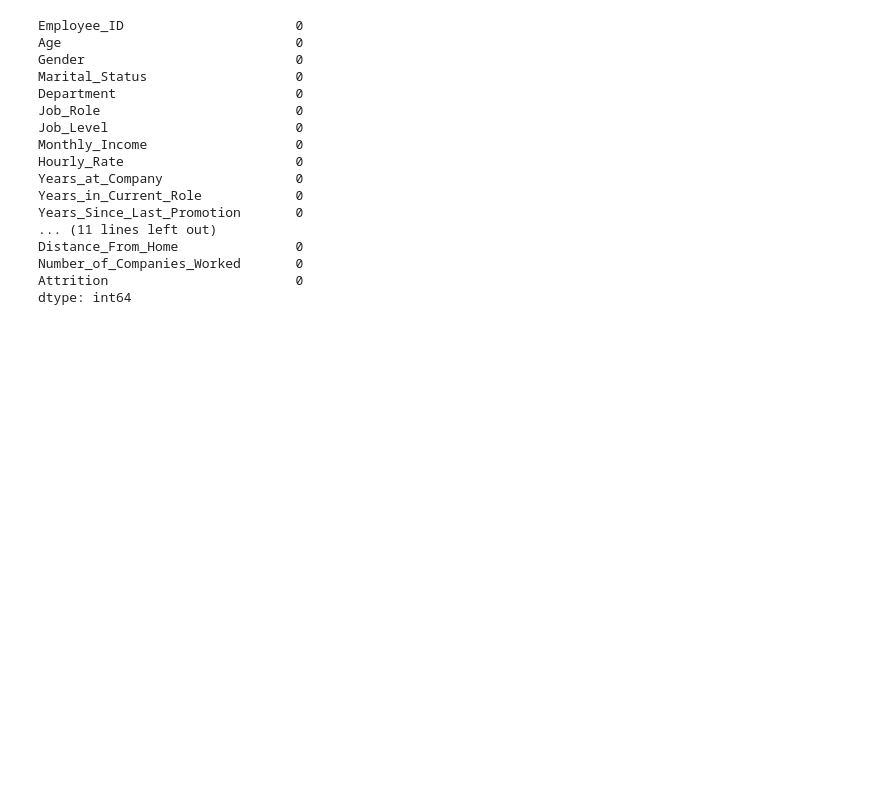
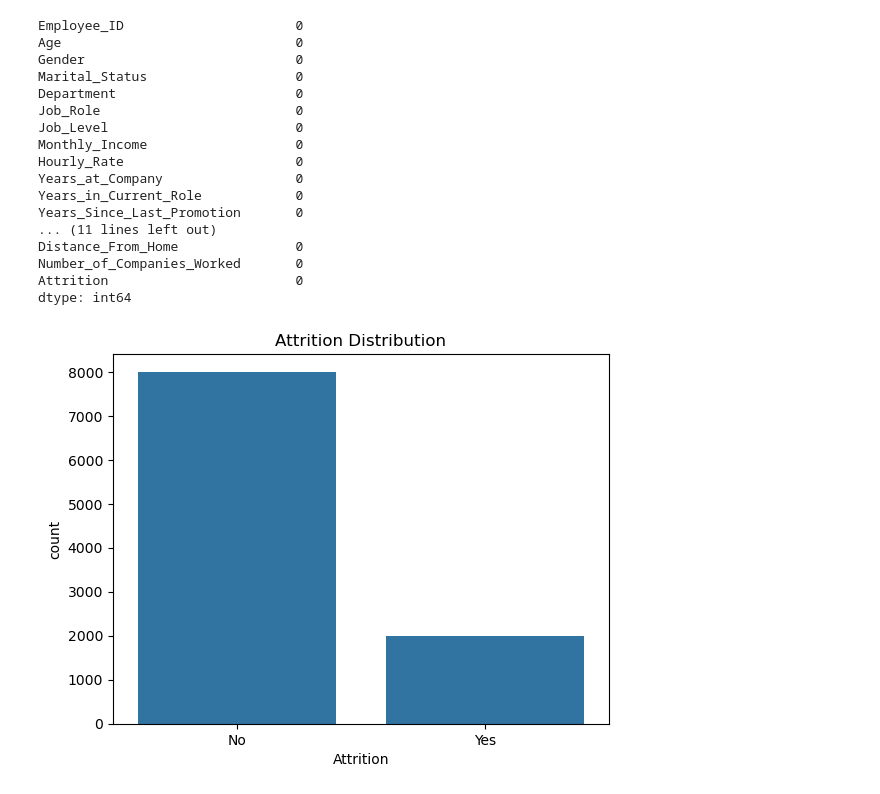
Before and after one commit to suranjanamajumdar05-glitch/Employee-Attrition-Prediction, a Jupyter notebook: Employee Attrition Code.ipynb, the cells around one changed output. Drawn from its saved outputs; the diff is of its cells as text; code cells hidden in the pictures; blank space fills up the shorter version.

```diff
--- a/Employee Attrition Code.ipynb
+++ b/Employee Attrition Code.ipynb
@@ -77,3 +77,11 @@ Distance_From_Home               0
 Number_of_Companies_Worked       0
 Attrition                        0
 dtype: int64
+# %%
+#Cell 5 - Target Variable Distribution
+df["Attrition"].value_counts()
+sns.countplot(x="Attrition", data=df)
+plt.title("Attrition Distribution")
+plt.show()
+# %% [output]
+[figure, added]
```
Also changed, not shown: parts of 7 cells of this notebook.
